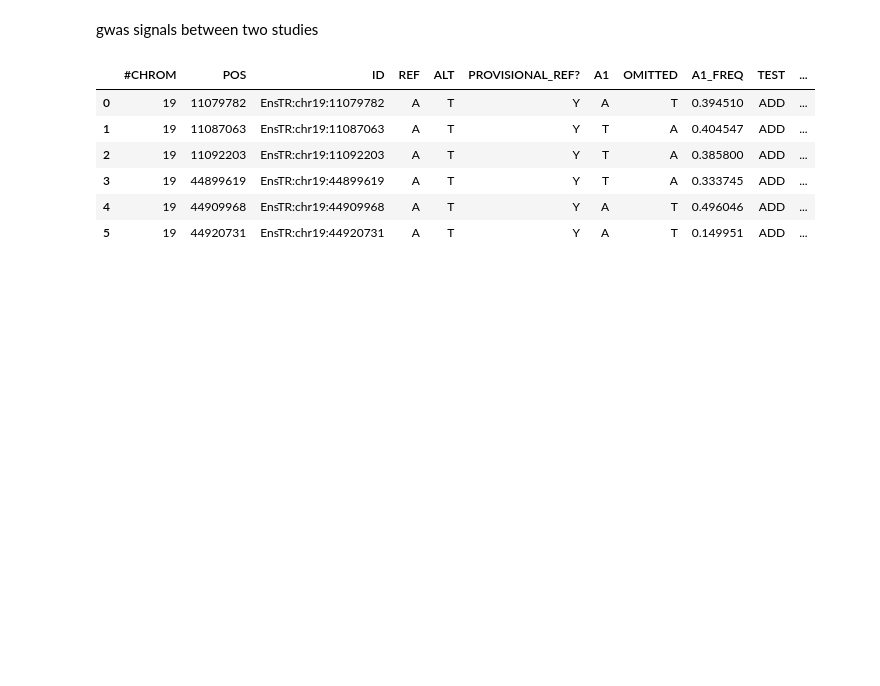
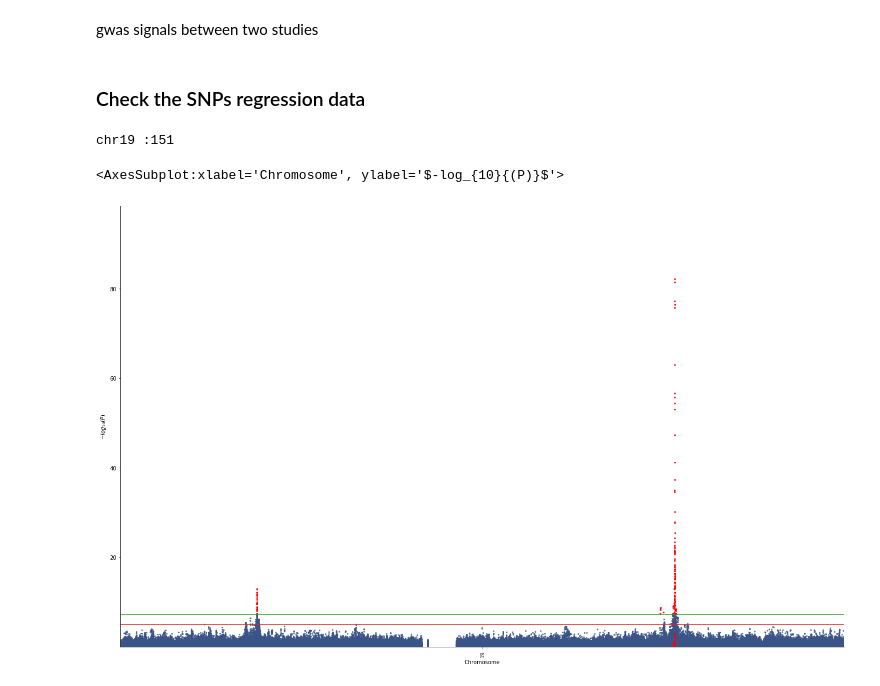
Before and after one commit to yli091230/AWIGEN_TRs, a Jupyter notebook: notebooks/gwas_results/GWAS_result_visulize.ipynb, the cells around one changed output. Saved outputs shown, nothing was run; the diff lists cells and outputs as text; code cells hidden in the pictures; blank space fills up the shorter version.

```diff
--- a/notebooks/gwas_results/GWAS_result_visulize.ipynb
+++ b/notebooks/gwas_results/GWAS_result_visulize.ipynb
@@ -12,11 +12,13 @@ chrom=1
 awigen_ldl=pd.DataFrame()
 sig_p=5e-8
 for chrom in range(1,23):
-    curr_file=f"/expanse/protected/gymreklab-dbgap/mount/H3Africa/DS_I_Africa_project/from_ilifu/results/GWAS/associations/ldl_c/merged_chr{chrom}_TRs_gwas.friedewald_ldl_c_c_qc.glm.linear"
+    curr_file=f"/expanse/protected/gymreklab-dbgap/mount/H3Africa/DS_I_Africa_project/from_ilifu/results/GWAS/associations/friedewald_ldl_c/merged_chr{chrom}_TRs_gwas.friedewald_ldl_c_c_qc.glm.linear"
     curr_df=pd.read_csv(curr_file,sep="\t")
     curr_df=curr_df[curr_df['ERRCODE']!='CONST_OMITTED_ALLELE'].copy()
     curr_df.drop(columns="ERRCODE",inplace=True)
     awigen_ldl=pd.concat([awigen_ldl,curr_df],ignore_index=True)
     if len(curr_df[curr_df.P<sig_p])>0:
         print(f'chr{chrom} :{len(curr_df[curr_df.P<sig_p])}')
+awigen_ldl["#CHROM"]=awigen_ldl["#CHROM"].astype(str)
+awigen_ldl.to_csv("/expanse/protected/gymreklab-dbgap/mount/H3Africa/DS_I_Africa_project/from_ilifu/results/GWAS/associations/friedewald_ldl_c/merged_all_chromosome_friedewald_ldl.tsv",sep="\t",index=False)
 # %% [output]
@@ -54,12 +56,32 @@ Text(0.5, 1.0, 'UKB (African) LDL GWAS')
 # %% [markdown]
 gwas signals between two studies
 # %%
-awigen_ldl[(awigen_ldl.P<5e-8) & (awigen_ldl['#CHROM']=="19")].merge(afr_ldl[(afr_ldl.P<5e-8) & (afr_ldl['#CHROM']=="19")][["#CHROM","POS"]],on=["#CHROM","POS"])
+# awigen_ldl[(awigen_ldl.P<5e-8) & (awigen_ldl['#CHROM']=="19")].merge(afr_ldl[(afr_ldl.P<5e-8) & (afr_ldl['#CHROM']=="19")][["#CHROM","POS"]],on=["#CHROM","POS"])
-# %% [output]
-|  | #CHROM | POS | ID | REF | ALT | PROVISIONAL_REF? | A1 | OMITTED | A1_FREQ | TEST | ... |
-| 0 | 19 | 11079782 | EnsTR:chr19:11079782 | A | T | Y | A | T | 0.394510 | ADD | ... |
-| 1 | 19 | 11087063 | EnsTR:chr19:11087063 | A | T | Y | T | A | 0.404547 | ADD | ... |
-| 2 | 19 | 11092203 | EnsTR:chr19:11092203 | A | T | Y | T | A | 0.385800 | ADD | ... |
-| 3 | 19 | 44899619 | EnsTR:chr19:44899619 | A | T | Y | T | A | 0.333745 | ADD | ... |
-| 4 | 19 | 44909968 | EnsTR:chr19:44909968 | A | T | Y | A | T | 0.496046 | ADD | ... |
-| 5 | 19 | 44920731 | EnsTR:chr19:44920731 | A | T | Y | A | T | 0.149951 | ADD | ... |
+# %% [markdown]
+### Check the SNPs regression data
+# %%
+chrom=1
+awigen_ldl=pd.DataFrame()
+sig_p=5e-8
+for chrom in range(19,20):
+    curr_file=f"/expanse/protected/gymreklab-dbgap/mount/H3Africa/DS_I_Africa_project/from_ilifu/results/GWAS/associations/ldl_c/merged_chr{chrom}_SNPs_gwas.friedewald_ldl_c_c_qc.glm.linear"
+    curr_df=pd.read_csv(curr_file,sep="\t")
+    curr_df=curr_df[curr_df['ERRCODE']!='CONST_OMITTED_ALLELE'].copy()
+    curr_df.drop(columns="ERRCODE",inplace=True)
+    awigen_ldl=pd.concat([awigen_ldl,curr_df],ignore_index=True)
+    if len(curr_df[curr_df.P<sig_p])>0:
+        print(f'chr{chrom} :{len(curr_df[curr_df.P<sig_p])}')
+# %% [output]
+chr19 :151
+# %%
+sig_p=5e-8
+f, ax = plt.subplots(figsize=(24, 15))
+manhattanplot(data=awigen_ldl,
+              sign_marker_p=sig_p,
+#               is_annotate_topsnp=True,
+              ld_block_size=0,
+              xticklabel_kws={"rotation": "vertical"},
+              ax=ax)
+# %% [output]
+<AxesSubplot:xlabel='Chromosome', ylabel='$-log_{10}{(P)}$'>
+[figure, added]
```
Also changed, not shown: parts of 2 cells of this notebook, 1 other file.
